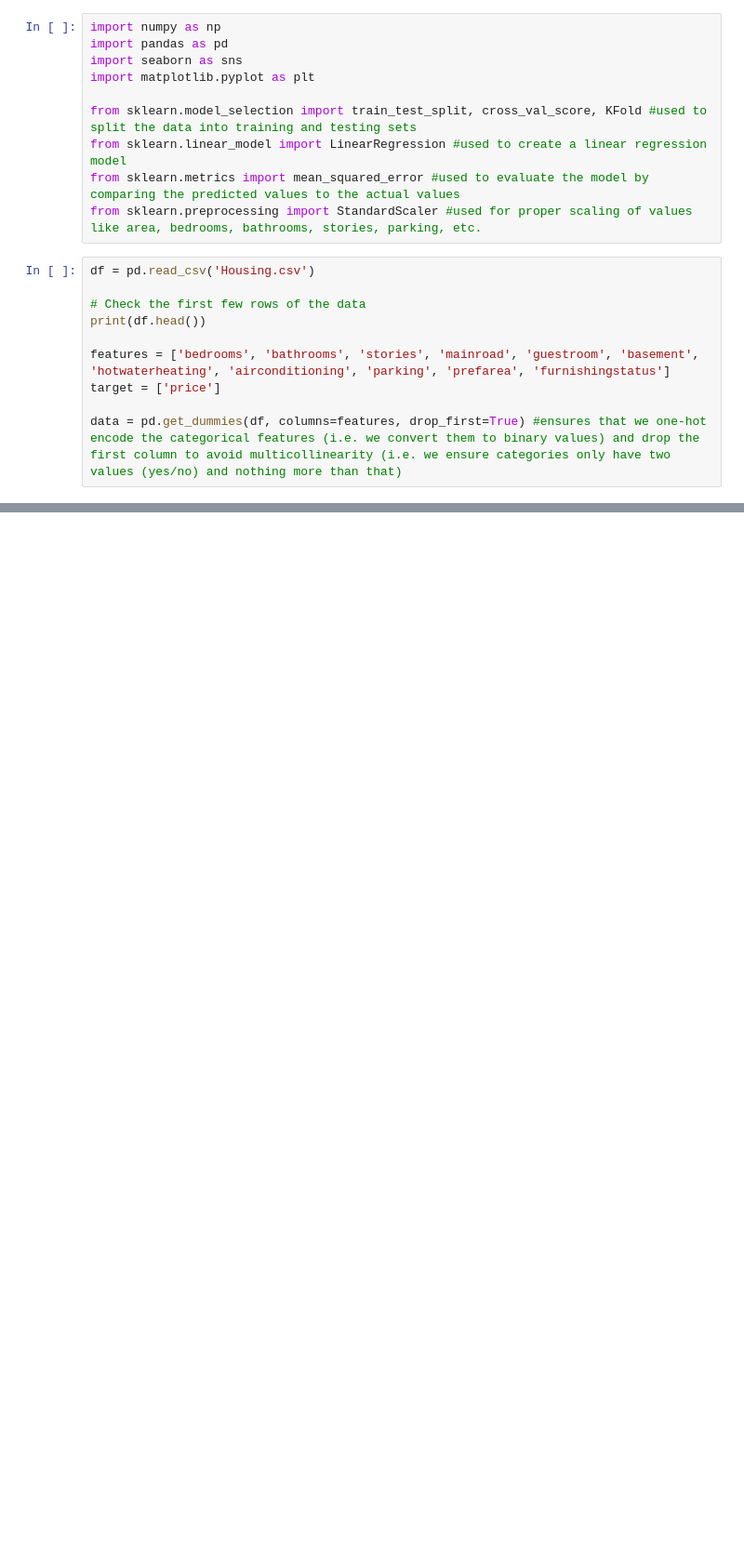
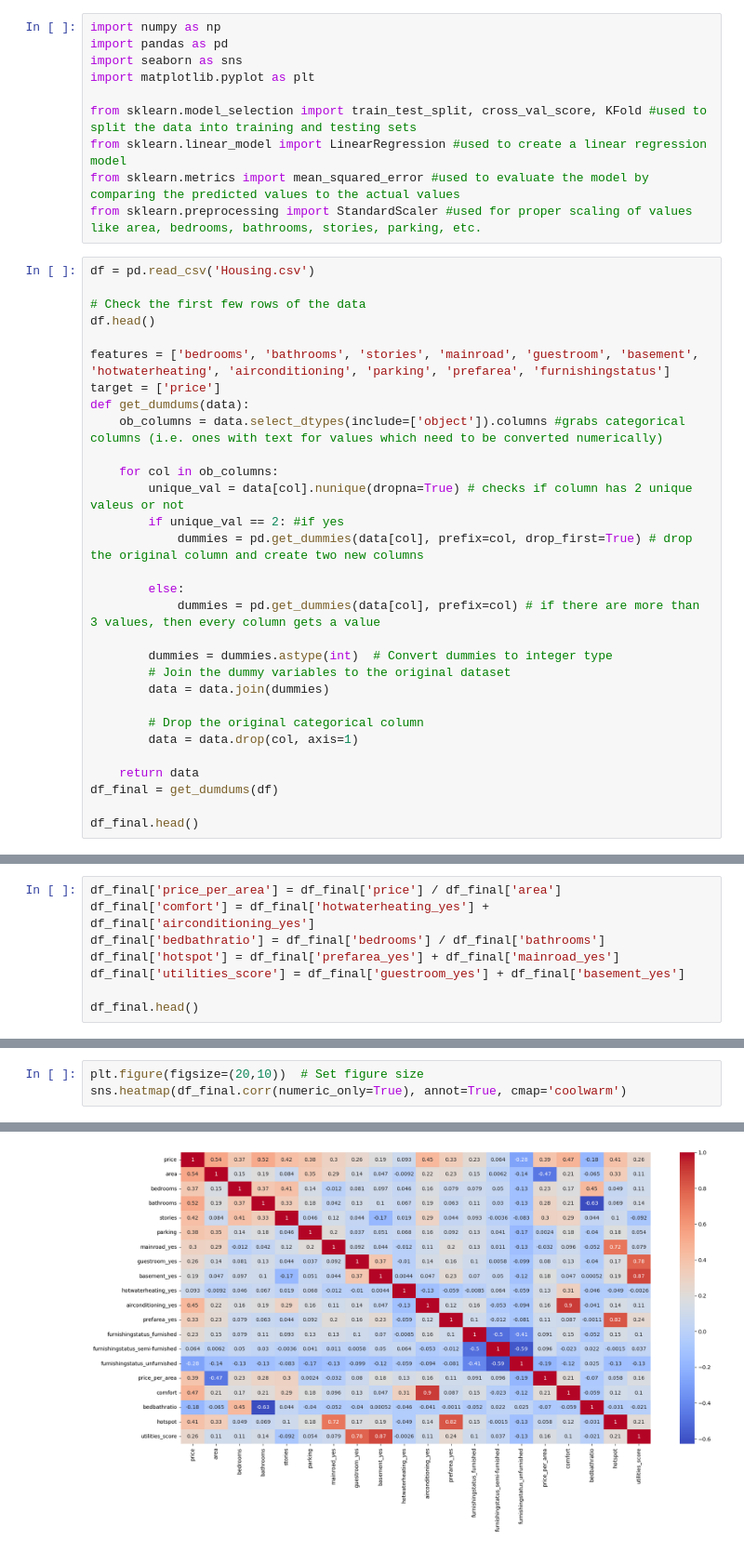
Before and after one commit to kylespragg/housingpriceprediction, a Jupyter notebook: juplinregmodel.ipynb, the cells around one changed output, grey strips where cells are left out. Shown at 93% size. Drawn from its saved outputs; the diff is of its cells as text; blank space fills up the shorter version.

```diff
--- a/juplinregmodel.ipynb
+++ b/juplinregmodel.ipynb
@@ -12,10 +12,30 @@ from sklearn.preprocessing import StandardScaler #used for proper scaling of val
 df = pd.read_csv('Housing.csv')
 
 # Check the first few rows of the data
-print(df.head())
+df.head()
 
 features = ['bedrooms', 'bathrooms', 'stories', 'mainroad', 'guestroom', 'basement', 'hotwaterheating', 'airconditioning', 'parking', 'prefarea', 'furnishingstatus']
 target = ['price']
+def get_dumdums(data):
+    ob_columns = data.select_dtypes(include=['object']).columns #grabs categorical columns (i.e. ones with text for values which need to be converted numerically)
 
-data = pd.get_dummies(df, columns=features, drop_first=True) #ensures that we one-hot encode the categorical features (i.e. we convert them to binary values) and drop the first column to avoid multicollinearity (i.e. we ensure categories only have two values (yes/no) and nothing more than that)
+    for col in ob_columns:
+        unique_val = data[col].nunique(dropna=True) # checks if column has 2 unique valeus or not
+        if unique_val == 2: #if yes
+            dummies = pd.get_dummies(data[col], prefix=col, drop_first=True) # drop the original column and create two new columns
+
+        else:
+            dummies = pd.get_dummies(data[col], prefix=col) # if there are more than 3 values, then every column gets a value
+
+        dummies = dummies.astype(int)  # Convert dummies to integer type
+        # Join the dummy variables to the original dataset
+        data = data.join(dummies)
+
+        # Drop the original categorical column
+        data = data.drop(col, axis=1)
+
+    return data
+df_final = get_dumdums(df)
+
+df_final.head()
 # %% [output]
@@ -34,0 +48,8 @@ data = pd.get_dummies(df, columns=features, drop_first=True) #ensures that we on
+# %%
+df_final['price_per_area'] = df_final['price'] / df_final['area']
+df_final['comfort'] = df_final['hotwaterheating_yes'] + df_final['airconditioning_yes']
+df_final['bedbathratio'] = df_final['bedrooms'] / df_final['bathrooms']
+df_final['hotspot'] = df_final['prefarea_yes'] + df_final['mainroad_yes']
+df_final['utilities_score'] = df_final['guestroom_yes'] + df_final['basement_yes']
+
+df_final.head()
@@ -34,0 +63,4 @@ data = pd.get_dummies(df, columns=features, drop_first=True) #ensures that we on
+# %%
+plt.figure(figsize=(20,10))  # Set figure size
+sns.heatmap(df_final.corr(numeric_only=True), annot=True, cmap='coolwarm')
+# %% [output]
@@ -34,0 +68 @@ data = pd.get_dummies(df, columns=features, drop_first=True) #ensures that we on
+[figure, added]
```
Also changed, not shown: parts of 5 cells of this notebook, 1 other file.
